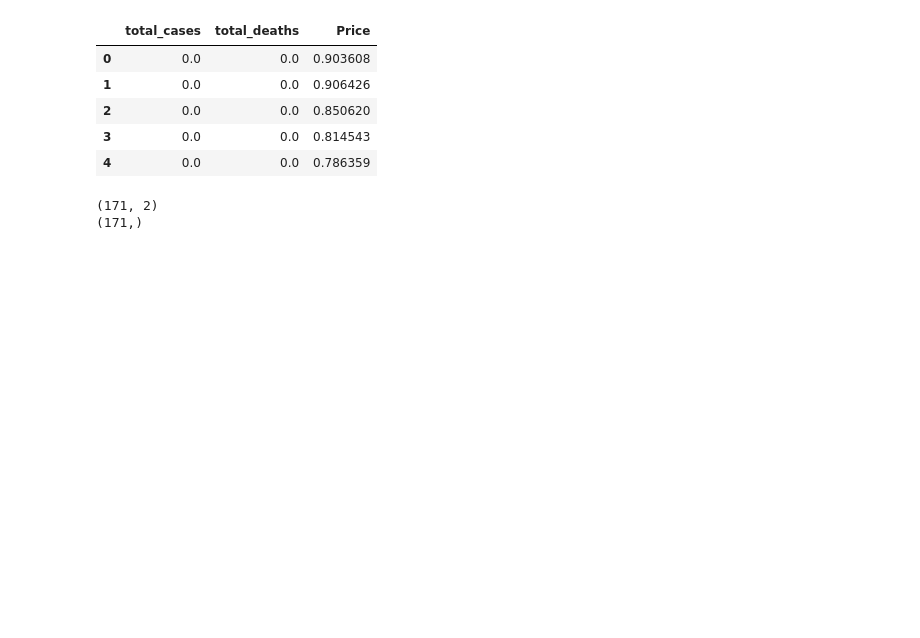
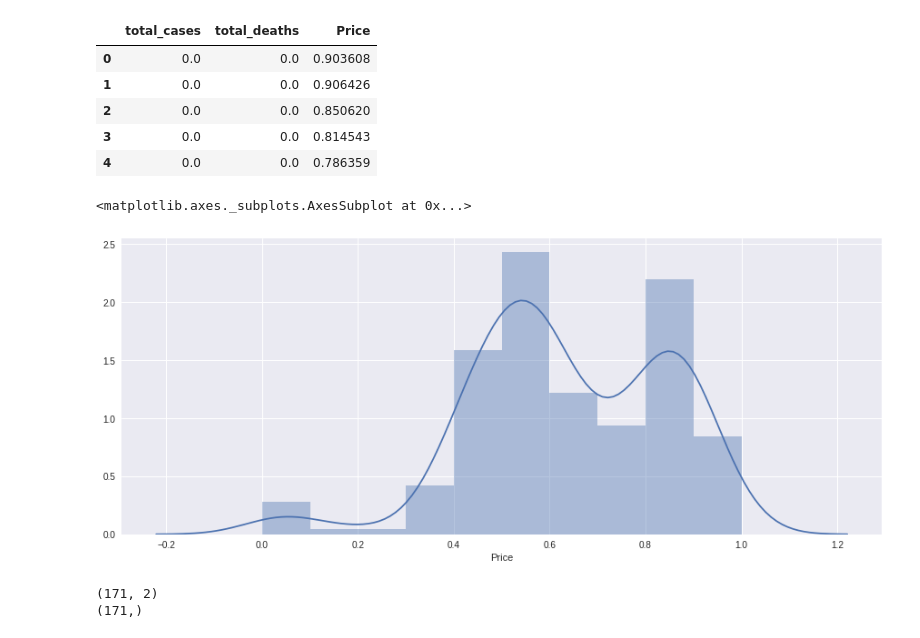
Before and after one commit to vivienneobrien/final_project, a Jupyter notebook: week_10/part_one/multivariate_linear_regression_model_final.ipynb, the cells around one changed output. Drawn from its saved outputs; the diff is of its cells as text; code cells hidden in the pictures; blank space fills up the shorter version.

```diff
--- a/week_10/part_one/multivariate_linear_regression_model_final.ipynb
+++ b/week_10/part_one/multivariate_linear_regression_model_final.ipynb
@@ -325,6 +325,16 @@ new_dataset.head()
 # %%
 X = new_dataset[['total_cases','total_deaths']]
 Y = new_dataset['Price']
+# %%
+# Let’s check the average price and once we plot it we can
+# observe that the Average Price is Between Nearly 0.4 and 1.0.
+import seaborn as seabornInstance
+plt.figure(figsize=(15,6))
+plt.tight_layout()
+seabornInstance.distplot(new_dataset['Price'])
+# %% [output]
+<matplotlib.axes._subplots.AxesSubplot at 0x...>
+[figure, added]
 # %%
 from sklearn.model_selection import train_test_split
 
```
Also changed, not shown: parts of 11 cells of this notebook, 4 other files.
